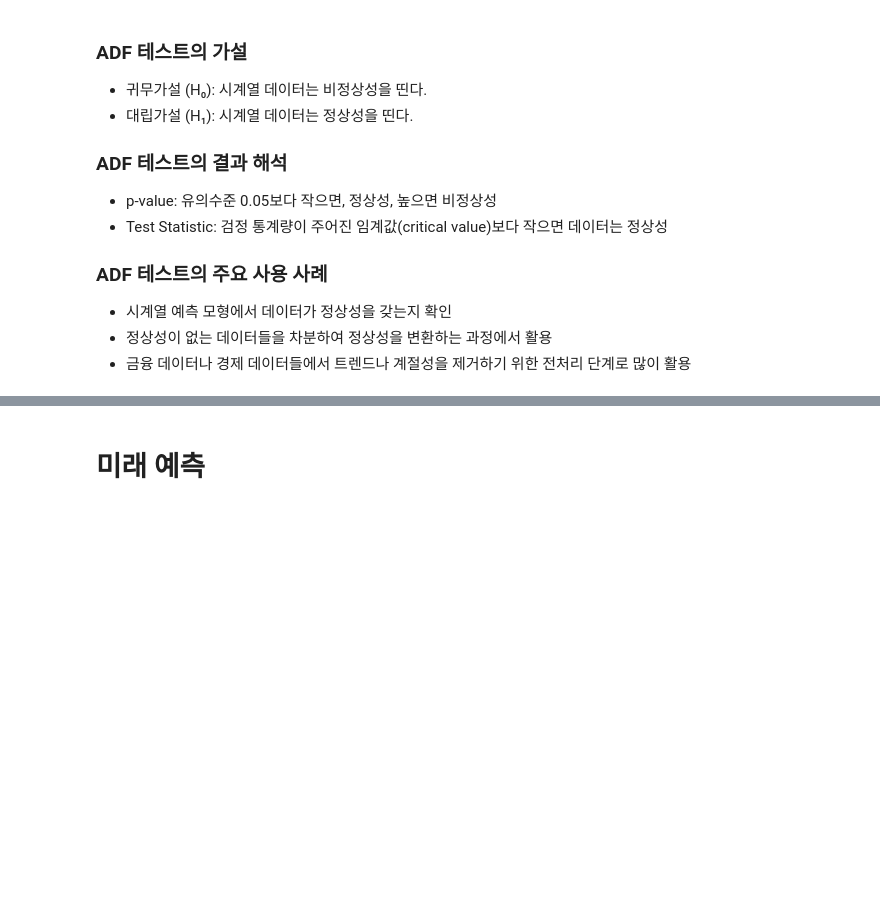
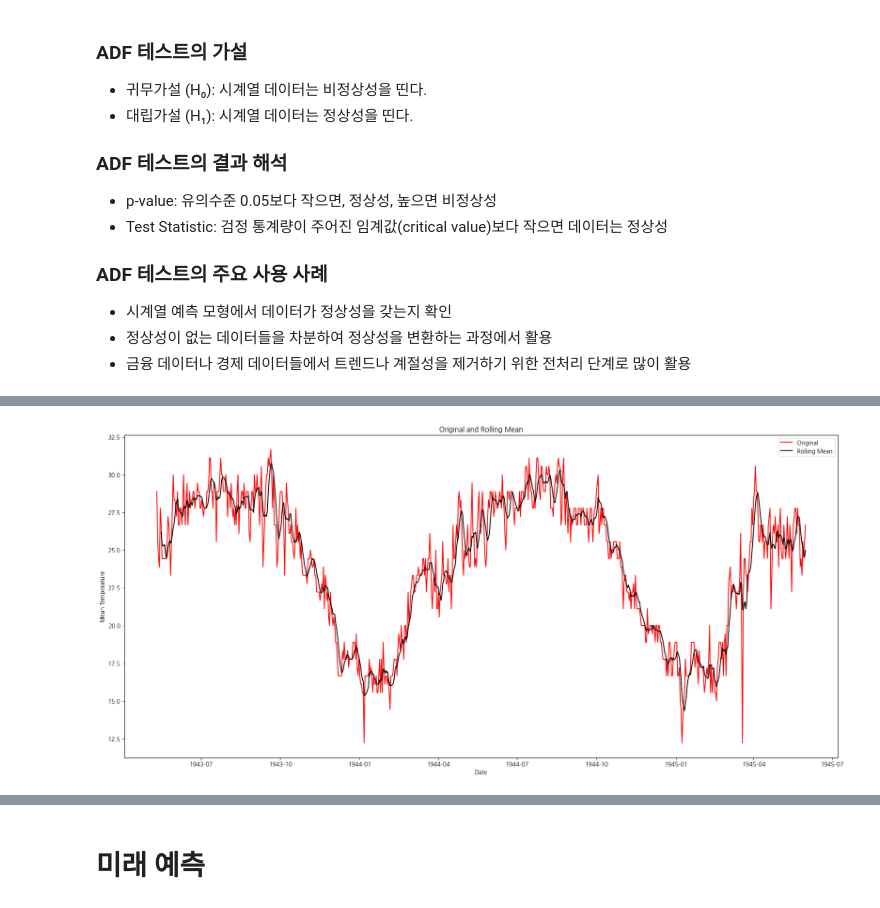
Before and after one commit to youngeunkoo/fintech_service, a Jupyter notebook: 09Time_series/02_시계열자료분석_2차세계대전공습_날씨데이터.ipynb, the cells around one changed output, grey strips where cells are left out. Cells and saved outputs as stored; diff of their text form; code cells hidden in the pictures; blank space fills up the shorter version.

```diff
--- a/09Time_series/02_시계열자료분석_2차세계대전공습_날씨데이터.ipynb
+++ b/09Time_series/02_시계열자료분석_2차세계대전공습_날씨데이터.ipynb
@@ -645,0 +778,7 @@ from statsmodels.tsa.stattools import adfuller
+# %%
+# Moving Average를 이용한 정상화
+
+window_size = 6   # 6일간의 데이터
+moving_avg = ma_func(ts, window_size)
+# %% [output]
+[figure, added]
```
Also changed, not shown: parts of 38 cells of this notebook, 2 other files.
